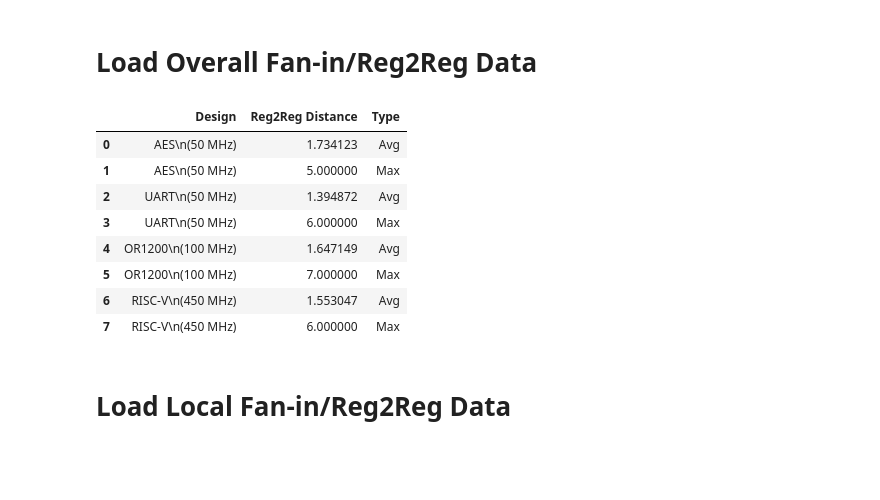
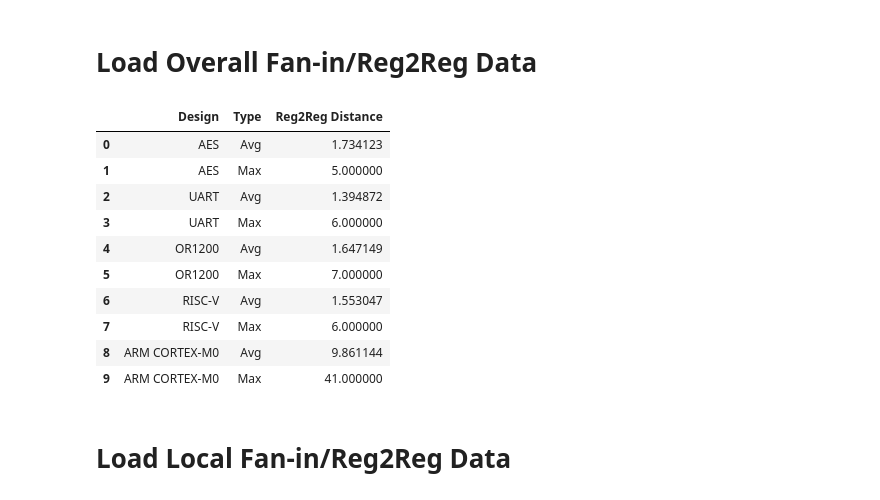
Before and after one commit to timothytrippel/bomberman, a Jupyter notebook: circuits/plots/exp_004_complexity_analysis.ipynb, the cells around one changed output. Cells and saved outputs as stored; diff of their text form; code cells hidden in the pictures; blank space fills up the shorter version.

Commit message:
Updated script that computes stats of the circuit CFG for algorithmic complexity analysis.
Signed-off-by: timtrippel <trippel@umich.edu>

```diff
--- a/circuits/plots/exp_004_complexity_analysis.ipynb
+++ b/circuits/plots/exp_004_complexity_analysis.ipynb
@@ -48,6 +48,14 @@ picorv32_dot_log_file = picorv32_dir + '/testbench.dot.log'
 picorv32_vcd_log_file = picorv32_dir + '/testbench.vcd.log'
 picorv32_fanin_json = picorv32_dir + '/testbench.fanin.json'
 picorv32_reg2reg_json = picorv32_dir + '/testbench.reg2reg.json'
+
+# CORTEX-M0
+cortex_m0_dir = '../arm_cortex_m0/output.bk'
+cortex_m0_log_file = cortex_m0_dir + '/cortexm0ds_logic.-1.ac.log'
+# cortex_m0_dot_log_file = cortex_m0_dir + '/cortexm0ds_logic.dot.log'
+# cortex_m0_vcd_log_file = cortex_m0_dir + '/cortexm0ds_logic.vcd.log'
+cortex_m0_fanin_json = cortex_m0_dir + '/cortexm0ds_logic.fanin.json'
+cortex_m0_reg2reg_json = cortex_m0_dir + '/cortexm0ds_logic.reg2reg.json'
 # %% [markdown]
 # Load Overall Fan-in/Reg2Reg Data
 # %%
@@ -77,46 +85,49 @@ def load_stats(design, log_file):
     with open(log_file, "r") as f:
         for line in f:
             if "Average Fan-in" in line:
                 avg_fanin = float(line.split('=')[-1].lstrip().rstrip())
             if "Max Fan-in" in line:
                 max_fanin = int(line.split('=')[-1].lstrip().rstrip())
             if "Average Reg2Reg" in line:
                 avg_reg2reg_path = float(line.split('=')[-1].lstrip().rstrip())
             if "Max Reg2Reg" in line:
                 max_reg2reg_path = int(line.split('=')[-1].lstrip().rstrip())
     f.close()
 
     fanin_data_dict[DESIGN_STR].append(design)
     fanin_data_dict[DESIGN_STR].append(design)
     fanin_data_dict[TYPE_STR].append('Avg')
     fanin_data_dict[TYPE_STR].append('Max')
     fanin_data_dict[FANIN_STR].append(avg_fanin)
     fanin_data_dict[FANIN_STR].append(max_fanin)
     reg2reg_data_dict[DESIGN_STR].append(design)
     reg2reg_data_dict[DESIGN_STR].append(design)
     reg2reg_data_dict[TYPE_STR].append('Avg')
     reg2reg_data_dict[TYPE_STR].append('Max')
     reg2reg_data_dict[REG2REG_STR].append(avg_reg2reg_path)
     reg2reg_data_dict[REG2REG_STR].append(max_reg2reg_path)
 
-load_stats('AES\n(50 MHz)', aes_log_file)
-load_stats('UART\n(50 MHz)', uart_log_file)
-load_stats('OR1200\n(100 MHz)', or1200_log_file)
-load_stats('RISC-V\n(450 MHz)', picorv32_log_file)
+load_stats('AES', aes_log_file)
+load_stats('UART', uart_log_file)
+load_stats('OR1200', or1200_log_file)
+load_stats('RISC-V', picorv32_log_file)
+load_stats('ARM CORTEX-M0', cortex_m0_log_file)
 
 fanin_df = pd.DataFrame(fanin_data_dict)
 reg2reg_df = pd.DataFrame(reg2reg_data_dict)
 reg2reg_df
 # %% [output]
-|  | Design | Reg2Reg Distance | Type |
-| 0 | AES\n(50 MHz) | 1.734123 | Avg |
-| 1 | AES\n(50 MHz) | 5.000000 | Max |
-| 2 | UART\n(50 MHz) | 1.394872 | Avg |
-| 3 | UART\n(50 MHz) | 6.000000 | Max |
-| 4 | OR1200\n(100 MHz) | 1.647149 | Avg |
-| 5 | OR1200\n(100 MHz) | 7.000000 | Max |
-| 6 | RISC-V\n(450 MHz) | 1.553047 | Avg |
-| 7 | RISC-V\n(450 MHz) | 6.000000 | Max |
+|  | Design | Type | Reg2Reg Distance |
+| 0 | AES | Avg | 1.734123 |
+| 1 | AES | Max | 5.000000 |
+| 2 | UART | Avg | 1.394872 |
+| 3 | UART | Max | 6.000000 |
+| 4 | OR1200 | Avg | 1.647149 |
+| 5 | OR1200 | Max | 7.000000 |
+| 6 | RISC-V | Avg | 1.553047 |
+| 7 | RISC-V | Max | 6.000000 |
+| 8 | ARM CORTEX-M0 | Avg | 9.861144 |
+| 9 | ARM CORTEX-M0 | Max | 41.000000 |
 # %% [markdown]
 # Load Local Fan-in/Reg2Reg Data
 # %%
```
Also changed, not shown: parts of 5 cells of this notebook, 2 other files.
